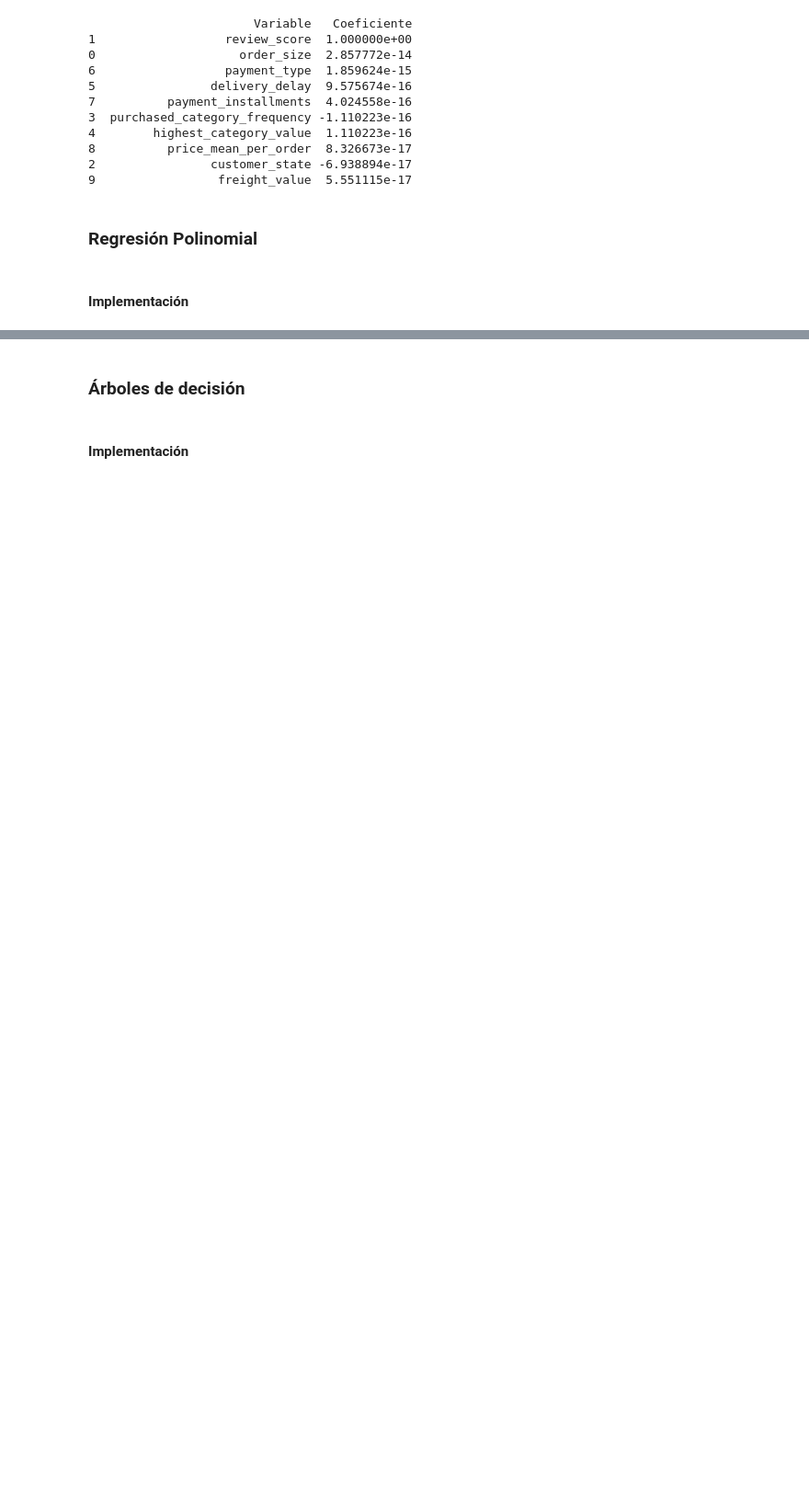
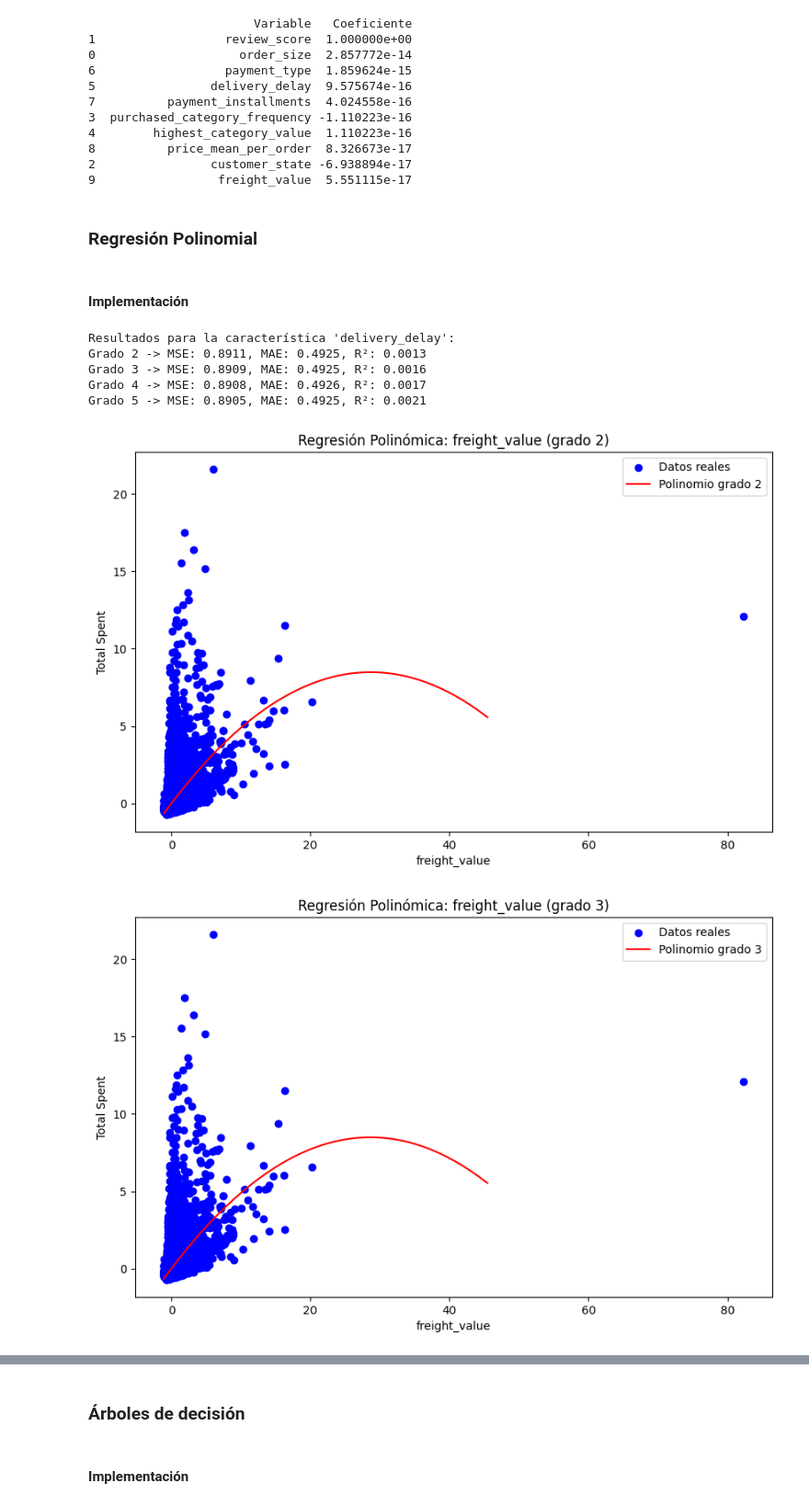
Before and after one commit to paulabaal12/PROY3-DM, a Jupyter notebook: Entrega 2/main.ipynb, the cells around one changed output, grey strips where cells are left out. Shown at 92% size. Drawn from its saved outputs; the diff is of its cells as text; code cells hidden in the pictures; blank space fills up the shorter version.

```diff
--- a/Entrega 2/main.ipynb
+++ b/Entrega 2/main.ipynb
@@ -507,0 +562,20 @@ print(importance_df)
+# %%
+# Volver a definir X e y
+y = df_customer_value_scaled.iloc[:, 1]
+X = df_customer_value_scaled.iloc[:, 2:]
+
+X_train, X_test, y_train, y_test = train_test_split(X, y, test_size=0.2, random_state=16)
+
+
+polynomial_regression_multiple_degrees(X_train, X_test, y_train, y_test, feature_name='delivery_delay', degrees=[2, 3, 4, 5], plots_show=False)
+polynomial_regression_multiple_degrees(X_train, X_test, y_train, y_test, feature_name='freight_value', degrees=[2, 3, 4, 5], plots_show=True)
+polynomial_regression_multiple_degrees(X_train, X_test, y_train, y_test, feature_name='order_size', degrees=[2, 3, 4, 5], plots_show=False)
+polynomial_regression_multiple_degrees(X_train, X_test, y_train, y_test, feature_name='payment_installments', degrees=[2, 3, 4, 5], plots_show=False)
+# %% [output]
+Resultados para la característica 'delivery_delay':
+Grado 2 -> MSE: 0.8911, MAE: 0.4925, R²: 0.0013
+Grado 3 -> MSE: 0.8909, MAE: 0.4925, R²: 0.0016
+Grado 4 -> MSE: 0.8908, MAE: 0.4926, R²: 0.0017
+Grado 5 -> MSE: 0.8905, MAE: 0.4925, R²: 0.0021
+[figure, added]
+[figure, added]
```
Also changed, not shown: parts of 19 cells of this notebook.
